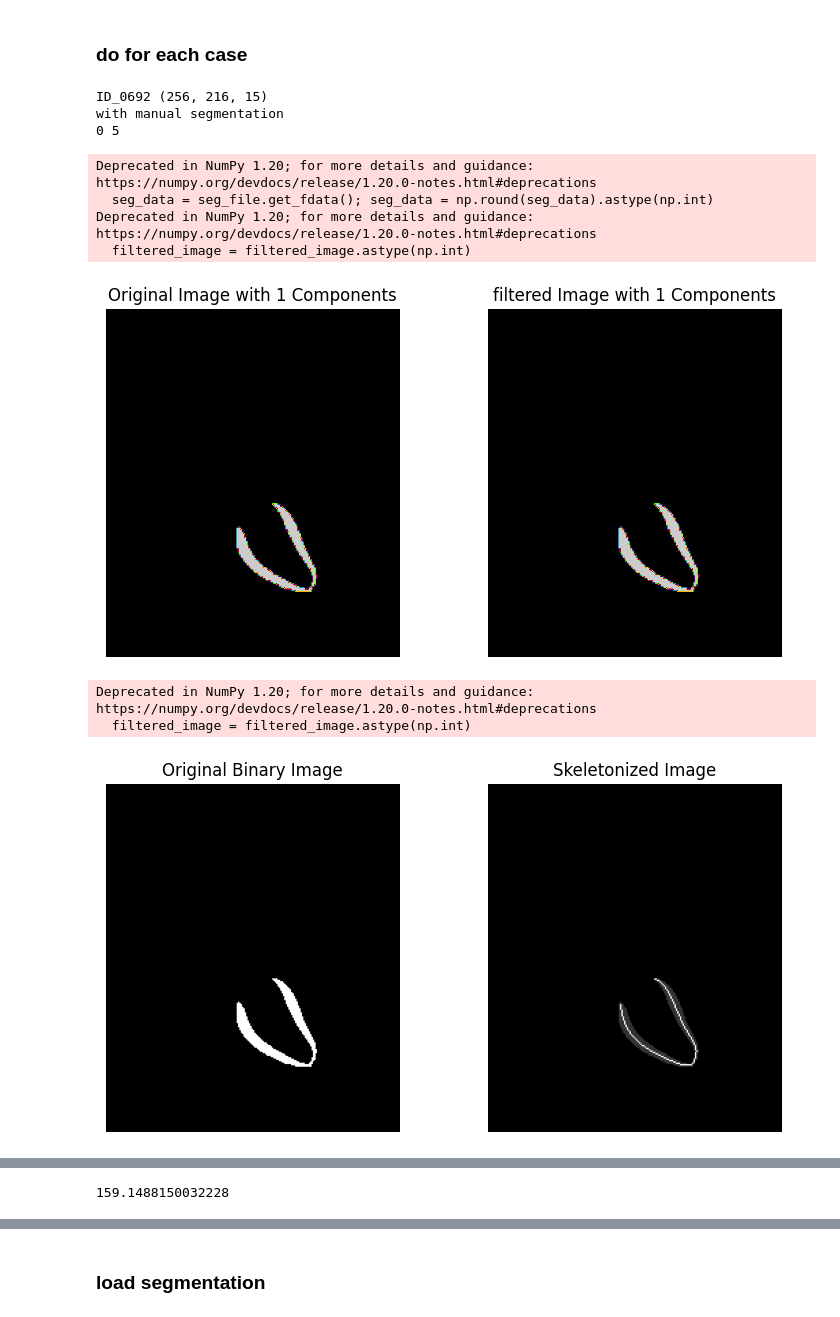
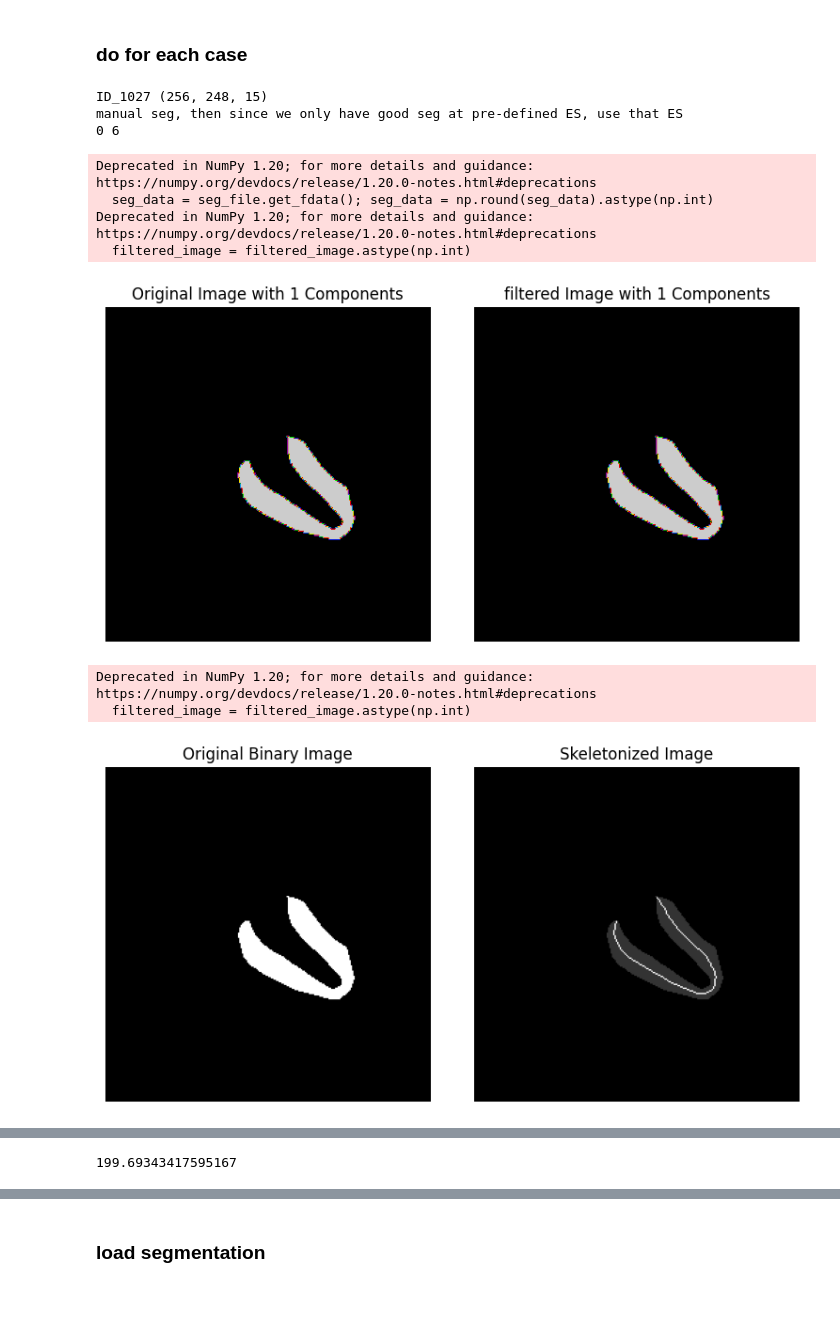
Before and after one commit to zhennongchen/DeepStrain, a Jupyter notebook: main_GLS.ipynb, the cells around one changed output, grey strips where cells are left out. Saved outputs shown, nothing was run; the diff lists cells and outputs as text; code cells hidden in the pictures.

```diff
--- a/main_GLS.ipynb
+++ b/main_GLS.ipynb
@@ -26,7 +26,7 @@ main_path = '/mnt/camca_NAS/SAM_for_CMR/models/sam_multiview_prompt_text_HF_LAX_
 patient_list = pd.read_excel('/mnt/camca_NAS/SAM_for_CMR/data/Patient_list/LAX_segmentation_manual_refine_notes.xlsx')[0:136]
 patient_list2 = pd.read_excel('/mnt/camca_NAS/SAM_for_CMR/data/Patient_list/HFpEF_fulldataset_LAX_training_testing.xlsx')
 # %%
-def filter_components(binary_image, threshold, exclue_label = None):
+def filter_components(binary_image, threshold, exclude_label = None):
     # Step 1: Identify connected components
     labeled_array, num_components = ndimage.label(binary_image)
 
@@ -56,8 +56,8 @@ def filter_components(binary_image, threshold, exclue_label = None):
         if pixel_count < threshold:
             # Set pixels of the component to 0 if below threshold
             filtered_image[mask] = 0
-        if exclue_label is not None:
-            if label == exclue_label:
+        if exclude_label is not None:
+            if label in exclude_label:
                 filtered_image[mask] = 0
 
     return labeled_array, num_components, component_pixels, component_pixel_counts, filtered_image
@@ -260,43 +273,42 @@ def GLS(seg_data, tf):
 # %% [markdown]
 ### do for each case
 # %%
-index = 0
+index = 135
 patient_id = patient_list['OurID'][index]
 patient_id = ff.XX_to_ID_00XX(patient_id)
 
 row = patient_list.iloc[index]
 row2 = patient_list2[patient_list2['patient_id'] == patient_id].iloc[0]
 
 seg_file = nb.load(os.path.join(main_path,patient_id, '4CH/seg_new/LAX4_seg_pred.nii.gz'))
 seg_data = seg_file.get_fdata(); seg_data = np.round(seg_data).astype(np.int)
 seg_data[seg_data == 2] = 1
 print(patient_id, seg_data.shape)
 
 if row['4CH'] != 'done':
-    print('with manual segmentation')
+    print('all AI, then we can find ES for visual, try ES +- 2')
     ed = int(row2['ED_index_in_processed_time_frame'])
     es = int(row2['ES_index_in_processed_time_frame'])
 else:
-    print('all AI')
+    print('manual seg, then since we only have good seg at pre-defined ES, use that ES')
     ed = int(row['ED'])
     es = int(row['ES'])
 print(ed, es)
 
-# ed_l = GLS(seg_data, ed)
-# print(ed_l)
-es_l = GLS(seg_data, es)
-print(es_l)
+tf = ed
+l= GLS(seg_data, tf, show = True, smooth =False)#, exclude_label=[1])
+print(l)
 
 # GLS = (ed_l - es_l) / ed_l
 # %% [output]
-ID_0692 (256, 216, 15)
-with manual segmentation
-0 5
+ID_1027 (256, 248, 15)
+manual seg, then since we only have good seg at pre-defined ES, use that ES
+0 6
 Deprecated in NumPy 1.20; for more details and guidance: https://numpy.org/devdocs/release/1.20.0-notes.html#deprecations
   seg_data = seg_file.get_fdata(); seg_data = np.round(seg_data).astype(np.int)
 Deprecated in NumPy 1.20; for more details and guidance: https://numpy.org/devdocs/release/1.20.0-notes.html#deprecations
   filtered_image = filtered_image.astype(np.int)
-[figure, old version]
+[figure, new version]
 Deprecated in NumPy 1.20; for more details and guidance: https://numpy.org/devdocs/release/1.20.0-notes.html#deprecations
   filtered_image = filtered_image.astype(np.int)
-[figure, old version]
+[figure, new version]
@@ -305 +316 @@ Deprecated in NumPy 1.20; for more details and guidance: https://numpy.org/devdo
-159.1488150032228
+199.69343417595167
```
Also changed, not shown: parts of 3 cells of this notebook, 2 other files.
